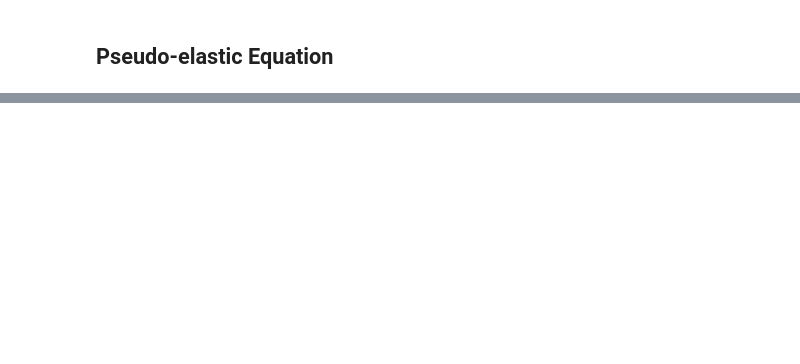
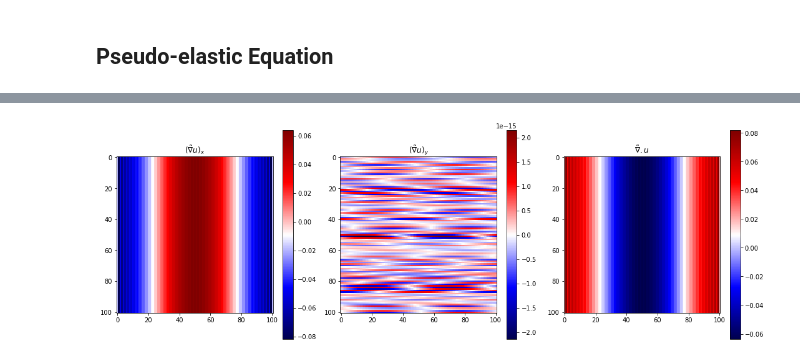
Before and after one commit to nimberledge/akm-fwi, a Jupyter notebook: elastic/Pseudo-elastic.ipynb, the cells around one changed output, grey strips where cells are left out. Cells and saved outputs as stored; diff of their text form; code cells hidden in the pictures; blank space fills up the shorter version.

Commit message:
pseudo-elastic: add normalized grad operator

```diff
--- a/elastic/Pseudo-elastic.ipynb
+++ b/elastic/Pseudo-elastic.ipynb
@@ -45,0 +46,37 @@ Text(0.5,0.98,'$u$')
+# %%
+def normalized_gradient(f, dim=2, eps=1e-6):
+    size = f.data.shape
+    f_x, f_y = fft.fftfreq(size[1]), fft.fftfreq(size[0])
+    f_fft = fft.fftn(f)
+#     norm_grad = np.zeros((f.shape[0], f.shape[1], dim), dtype=complex)
+    ddx = np.zeros(f.shape, dtype=complex)
+    ddy = np.zeros(f.shape, dtype=complex)
+    for i in range(f_fft.shape[0]):
+        for j in range(f_fft.shape[1]):
+            k_x, k_y = f_x[j], f_y[i]
+            ddx[i, j] = -(2j * np.pi * k_x) * f_fft[i, j] # / (k_x**2 + k_y**2 + eps)
+            ddy[i, j] = -(2j * np.pi * k_y) * f_fft[i, j] # / (k_x**2 + k_y**2 + eps)
+    ddx = fft.ifftn(ddx)
+    ddy = fft.ifftn(ddy)
+    return ddx, ddy
+
+# fig, axs = plt.subplots(1, 2)
+ddx, ddy = normalized_gradient(u_initial)
+
+fig, axs = plt.subplots(1, 3, figsize=(15, 5))
+
+fig, axs[0], im0 = plot_fn_snapshot(np.real(ddx), fig=fig, axs=axs[0], cmap='seismic')
+cbar0 = fig.colorbar(im0, ax=axs[0])
+axs[0].set_title(r"$(\tilde{\nabla}u)_x$")
+
+fig, axs[1], im1 = plot_fn_snapshot(np.real(ddy), fig=fig, axs=axs[1], cmap='seismic')
+cbar1 = fig.colorbar(im1, ax=axs[1])
+axs[1].set_title(r"$(\tilde{\nabla}u)_y$")
+
+fig, axs[2], im2 = plot_fn_snapshot(np.real(-ddy -ddx), fig=fig, axs=axs[2], cmap='seismic')
+cbar2 = fig.colorbar(im2, ax=axs[2])
+axs[2].set_title(r"$\tilde{\nabla} . u$")
+
+fig.tight_layout(pad=0.5)
+# %% [output]
+[figure, added]
```
Also changed, not shown: parts of 2 cells of this notebook.
